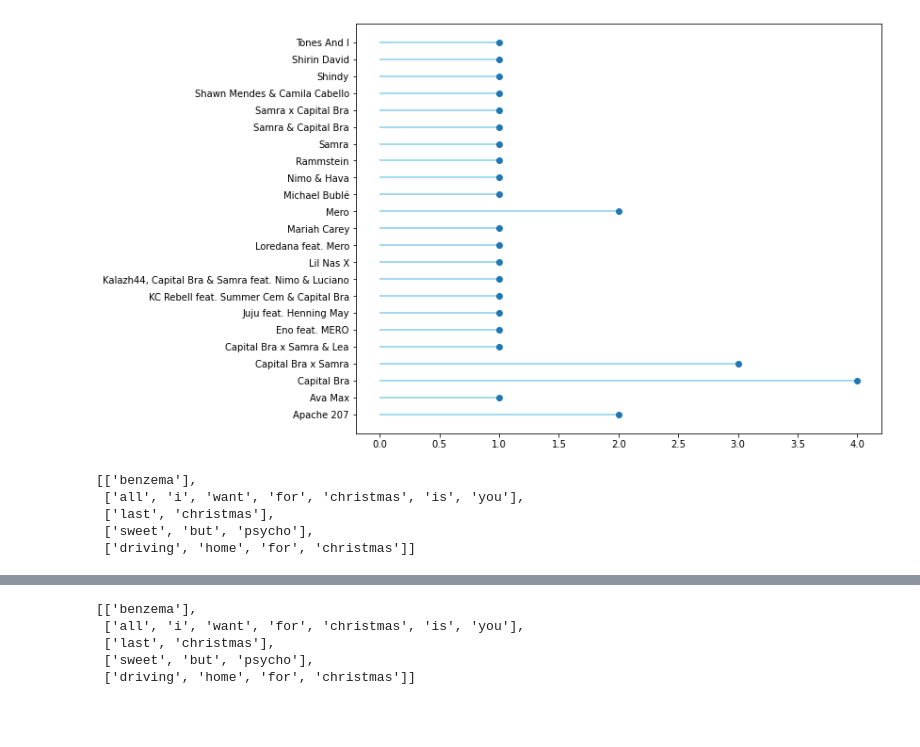
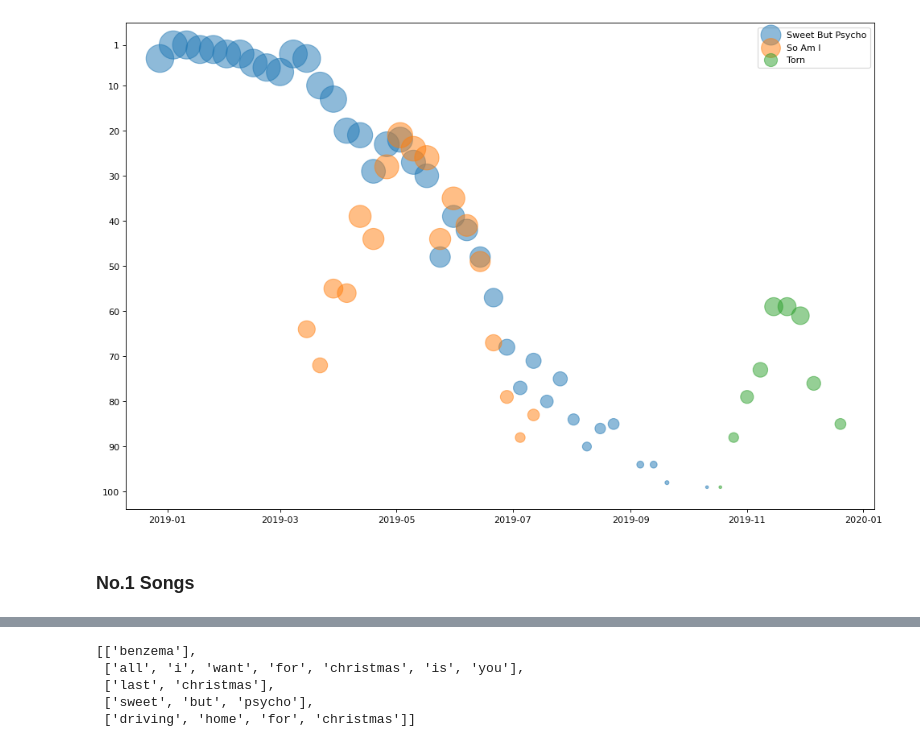
Before and after one commit to ninathumser/German-Top100, a Jupyter notebook: German-Top100-Analysis.ipynb, the cells around one changed output, grey strips where cells are left out. Saved outputs shown, nothing was run; the diff lists cells and outputs as text; code cells hidden in the pictures; blank space fills up the shorter version.

```diff
--- a/German-Top100-Analysis.ipynb
+++ b/German-Top100-Analysis.ipynb
@@ -117,15 +86,23 @@ plt.show()
 # %%
+# Function to see development of all songs by one artist during the year
+
 def info_artist(artist_name):
+    # Filter dataframe by requested artist
     df = charts[charts['artist'] == artist_name].sort_values(by='start_date').copy()
+    # Select all songs by artist
     tracks = df.song.unique()
+
     plt.figure(figsize=(15, 10), dpi=80, facecolor='w', edgecolor='k')
 
+    # Draw plot for each track
     for track in tracks:
         x = df[df['song'] == track]['start_date']
         y = df[df['song'] == track]['position']
         plt.scatter(x, y,
-                 marker='o', s=1000-y*10, alpha=.5,
-                 label=track)
+                    marker='o',
+                    s=1000-y*10,   # marker size depends on the position of the track in the charts
+                    alpha=.5,
+                    label=track)
 
     plt.yticks(np.array([1, 10, 20, 30, 40, 50, 60, 70, 80, 90, 100]))
 
@@ -153,14 +114,0 @@ weeks_charts.plot(kind='barh', figsize=(16,10))
-# %%
-# find artists with most no.1 singles
-
-fig = plt.figure(figsize=(10,8))
-
-count = weeks_charts.groupby(['artist']).count()
-
-plt.hlines(y=count.index, xmin=0, xmax=count, color='skyblue')
-plt.plot(count, count.index, "o")
-
-
-plt.show()
-# %% [output]
-[figure, removed]
@@ -169,11 +115,8 @@ plt.show()
-# %%
-# extract words from song titles
-
-words_in_title = [song.lower().split() for song in charts['song']]
-words_in_title[:5]
-# %% [output]
-[['benzema'],
- ['all', 'i', 'want', 'for', 'christmas', 'is', 'you'],
- ['last', 'christmas'],
- ['sweet', 'but', 'psycho'],
- ['driving', 'home', 'for', 'christmas']]
+# %%
+# Example
+
+info_artist('Ava Max')
+# %% [output]
+[figure, added]
+# %% [markdown]
+### No.1 Songs
```
Also changed, not shown: parts of 33 cells of this notebook.
